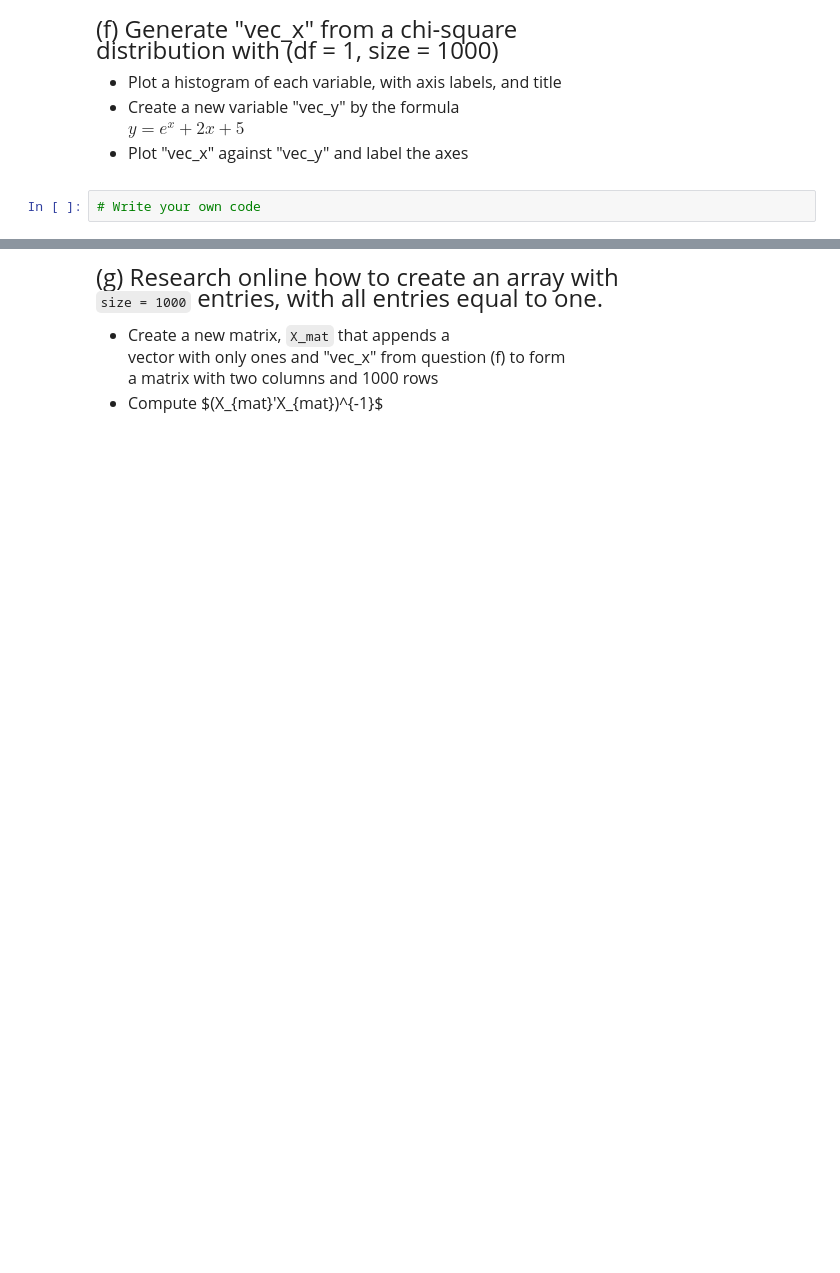
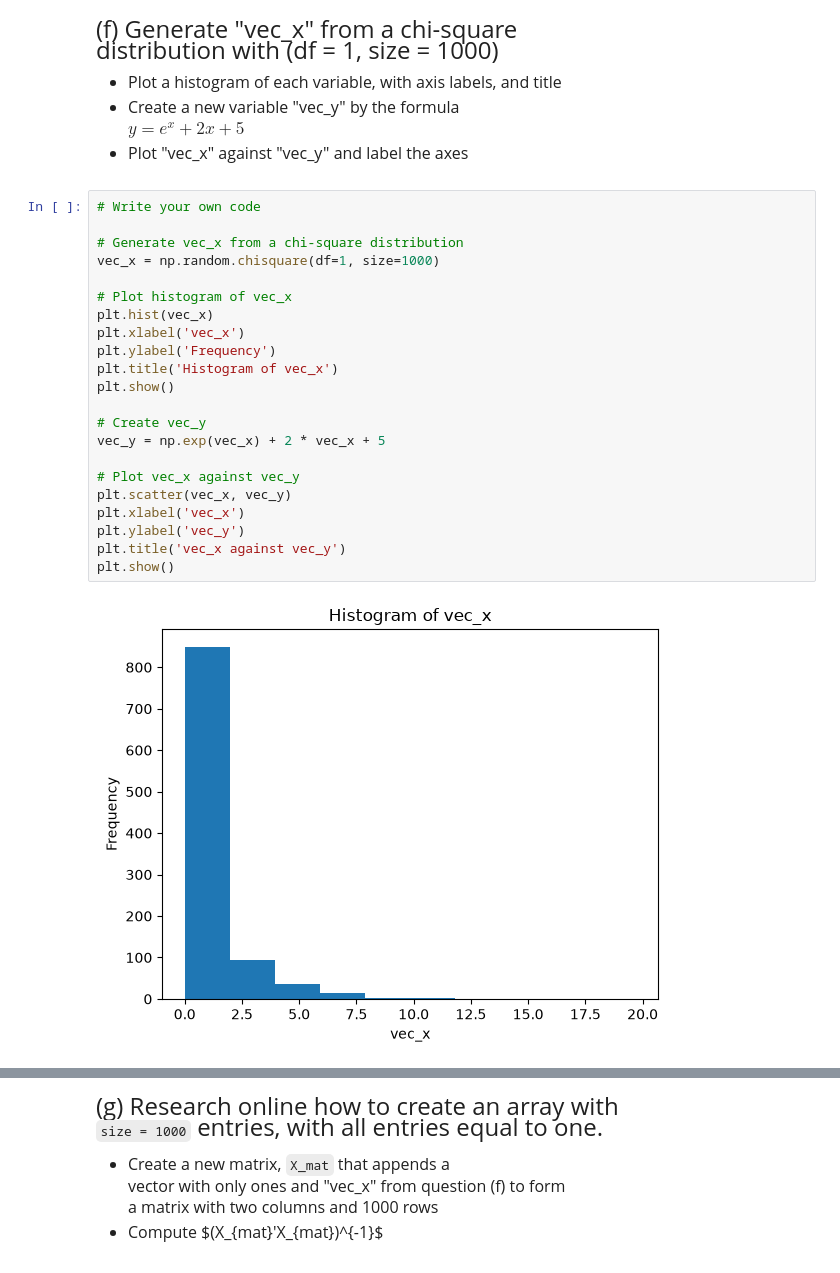
Before and after one commit to joellemil/datasci530fall2026, a Jupyter notebook: Lecture 01/Lecture 1 - Exercises.ipynb, the cells around one changed output, grey strips where cells are left out. Drawn from its saved outputs; the diff is of its cells as text; blank space fills up the shorter version.

```diff
--- a/Lecture 01/Lecture 1 - Exercises.ipynb
+++ b/Lecture 01/Lecture 1 - Exercises.ipynb
@@ -99,5 +141,27 @@ distribution with (df = 1, size = 1000)
 - Create a new variable "vec_y" by the formula <br>
 $ y = e^x + 2x + 5$
 - Plot "vec_x" against "vec_y" and label the axes
-# %%
-# Write your own code
+# %%
+# Write your own code
+
+# Generate vec_x from a chi-square distribution
+vec_x = np.random.chisquare(df=1, size=1000)
+
+# Plot histogram of vec_x
+plt.hist(vec_x)
+plt.xlabel('vec_x')
+plt.ylabel('Frequency')
+plt.title('Histogram of vec_x')
+plt.show()
+
+# Create vec_y
+vec_y = np.exp(vec_x) + 2 * vec_x + 5
+
+# Plot vec_x against vec_y
+plt.scatter(vec_x, vec_y)
+plt.xlabel('vec_x')
+plt.ylabel('vec_y')
+plt.title('vec_x against vec_y')
+plt.show()
+# %% [output]
+[figure, added]
```
Also changed, not shown: parts of 12 cells of this notebook, 24 other files.
